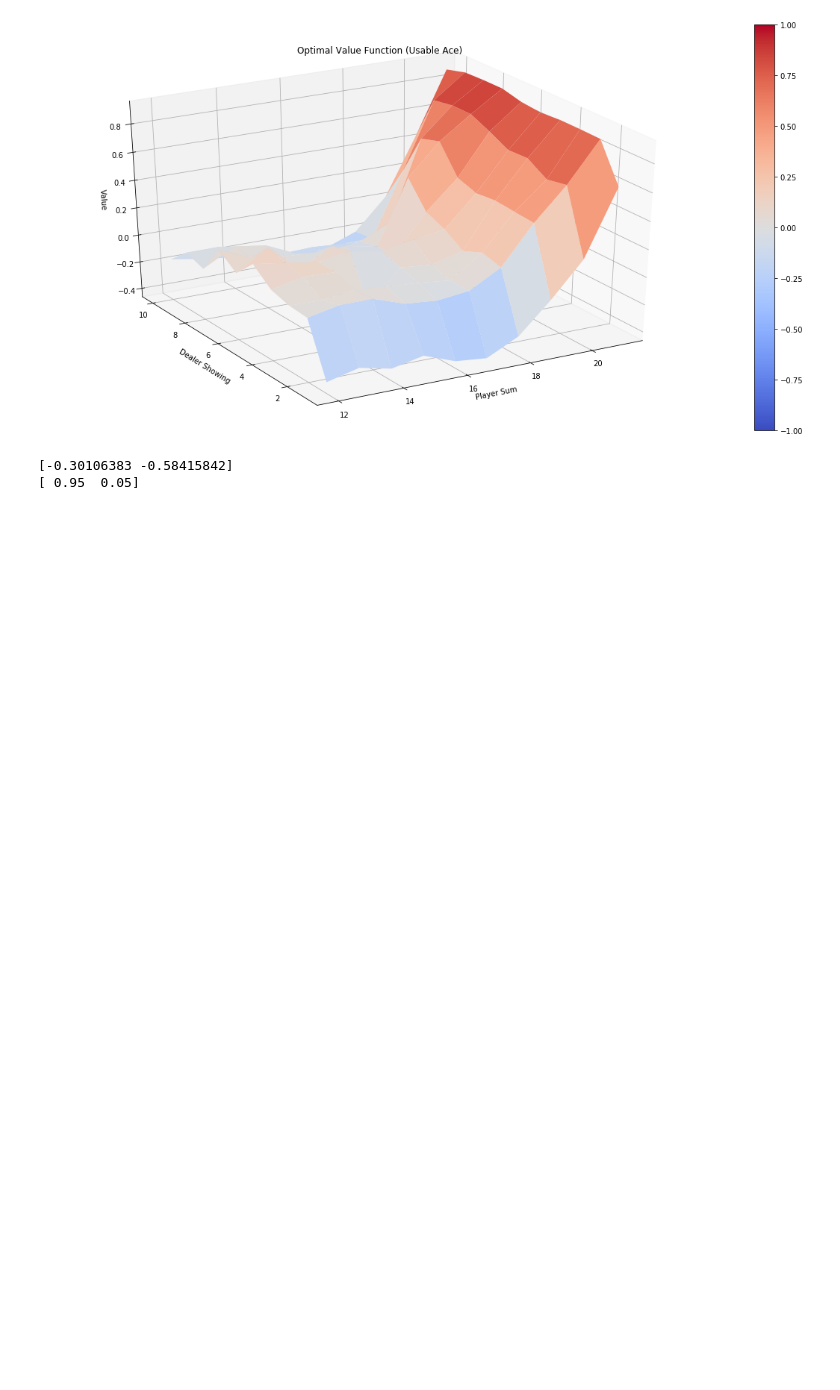
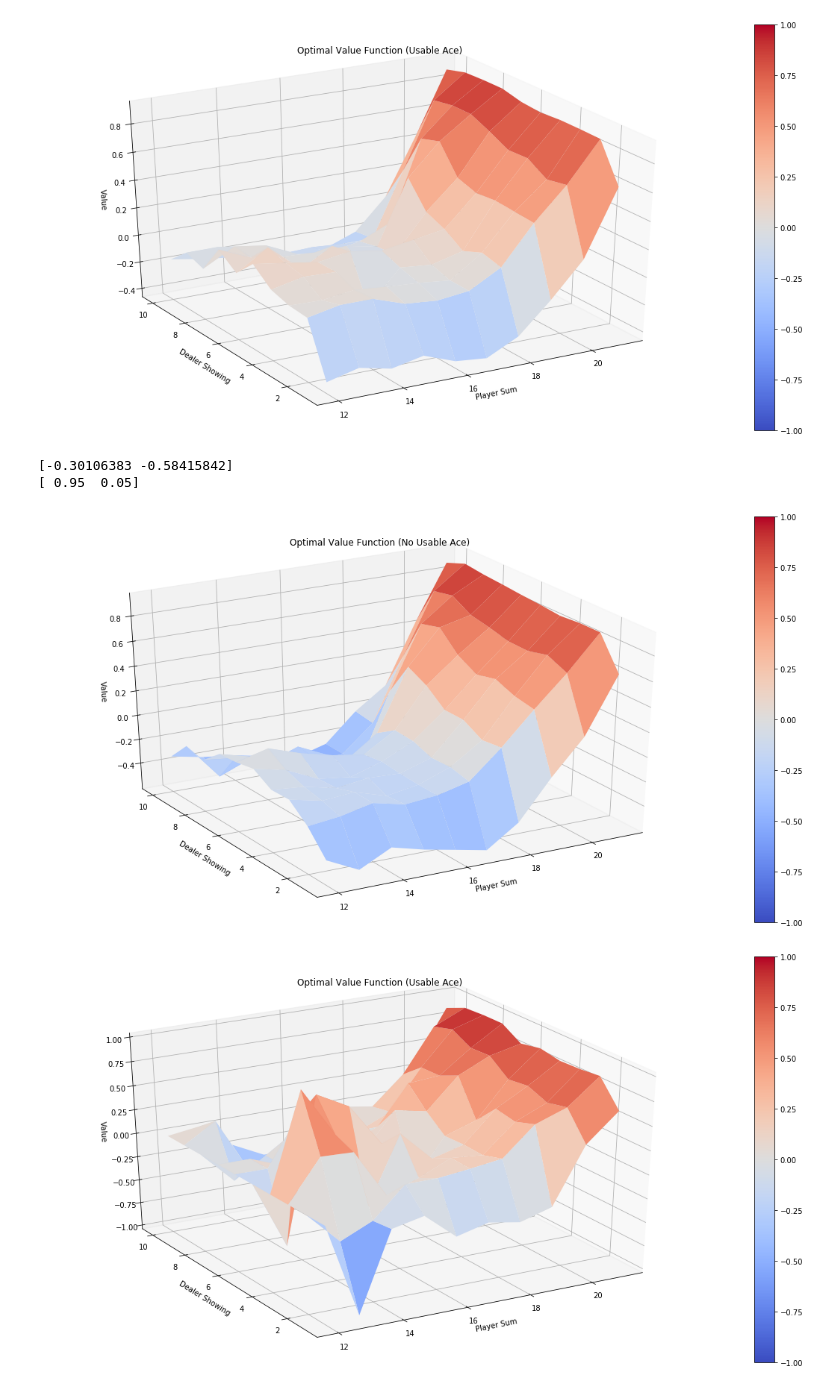
Before and after one commit to tuandnvn/learn-to-perform, a Jupyter notebook: notebooks/monte-carlo_rl.ipynb, the cells around one changed output. Cells and saved outputs as stored; diff of their text form; code cells hidden in the pictures; blank space fills up the shorter version.

```diff
--- a/notebooks/monte-carlo_rl.ipynb
+++ b/notebooks/monte-carlo_rl.ipynb
@@ -350,8 +350,22 @@ def mc_control_importance_sampling(env, num_episodes, behavior_policy, discount_
             Q[s][a] += W * (reward - Q[s][a]) / C[s][a]
             # Originally, it should be W = W * target / behavior, but
             # target is greedy, so the denominator is either 0 (break) or 1
-            if action != np.argmax(target_policy(state)[action]):
+            if action != np.argmax(target_policy(state)):
                 break
             W /= behavior_policy(state)[action]
 
     return Q, target_policy
+# %%
+random_policy = create_random_policy(env.action_space.n)
+Q, policy = mc_control_importance_sampling(env, num_episodes=500000, behavior_policy=random_policy)
+# %%
+# For plotting: Create value function from action-value function
+# by picking the best action at each state
+V = defaultdict(float)
+for state, action_values in Q.items():
+    action_value = np.max(action_values)
+    V[state] = action_value
+plotting.plot_value_function(V, title="Optimal Value Function")
+# %% [output]
+[figure, added]
+[figure, added]
```
Also changed, not shown: 1 other file.
